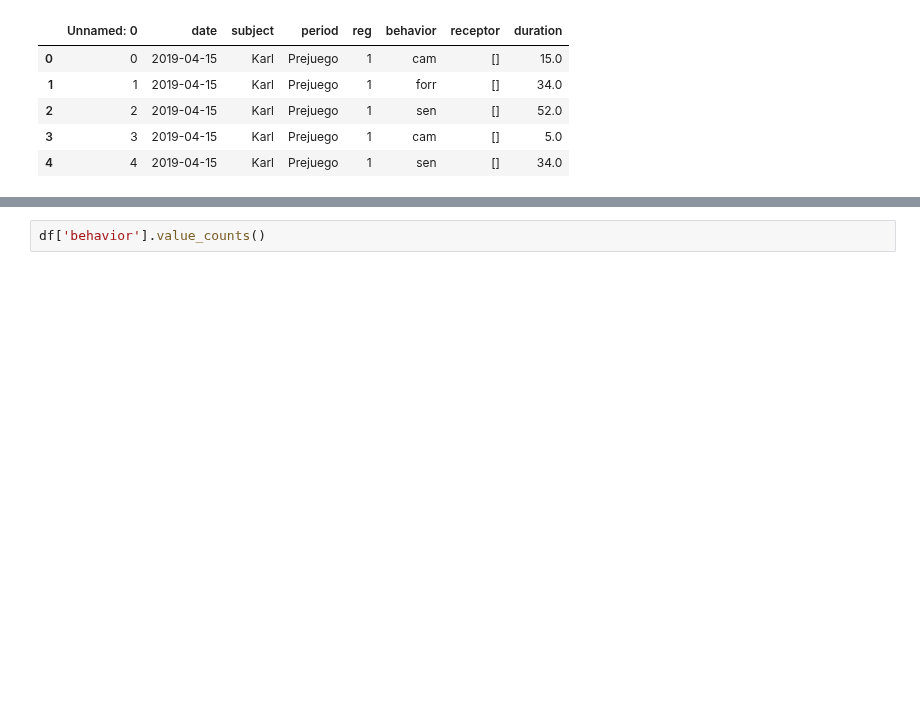
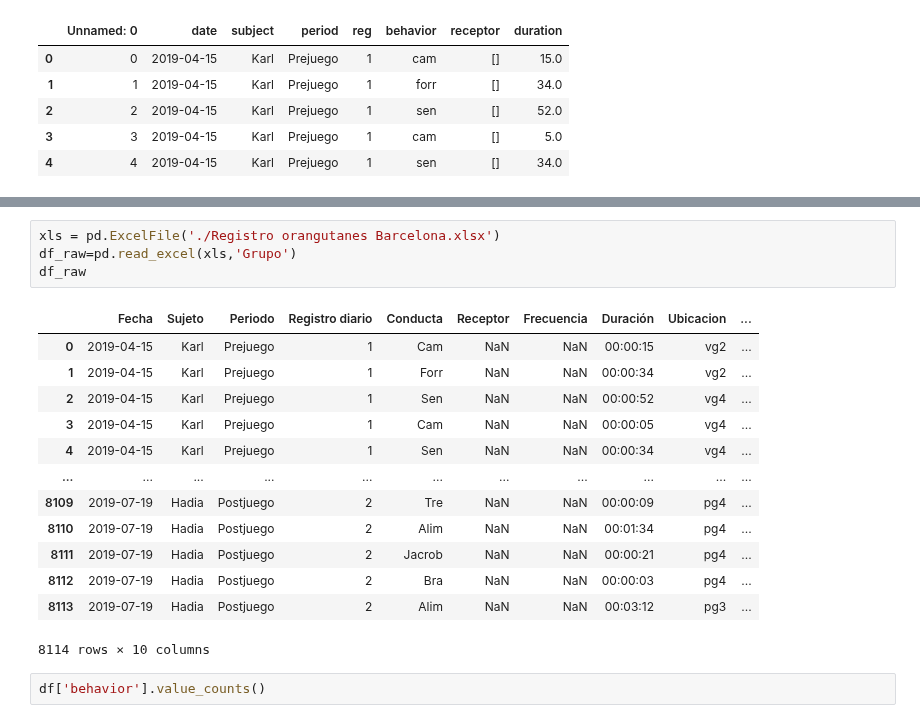
Before and after one commit to Bass2015/Orangutanes, a Jupyter notebook: Sebastian/eda-orangutanes.ipynb, the cells around one changed output, grey strips where cells are left out. Saved outputs shown, nothing was run; the diff lists cells and outputs as text; blank space fills up the shorter version.

```diff
--- a/Sebastian/eda-orangutanes.ipynb
+++ b/Sebastian/eda-orangutanes.ipynb
@@ -22,3 +14,21 @@ df.head()
+# %%
+xls = pd.ExcelFile('./Registro orangutanes Barcelona.xlsx')
+df_raw=pd.read_excel(xls,'Grupo')
+df_raw
+# %% [output]
+|  | Fecha | Sujeto | Periodo | Registro diario | Conducta | Receptor | Frecuencia | Duración | Ubicacion | ... |
+| 0 | 2019-04-15 | Karl | Prejuego | 1 | Cam | NaN | NaN | 00:00:15 | vg2 | ... |
+| 1 | 2019-04-15 | Karl | Prejuego | 1 | Forr | NaN | NaN | 00:00:34 | vg2 | ... |
+| 2 | 2019-04-15 | Karl | Prejuego | 1 | Sen | NaN | NaN | 00:00:52 | vg4 | ... |
+| 3 | 2019-04-15 | Karl | Prejuego | 1 | Cam | NaN | NaN | 00:00:05 | vg4 | ... |
+| 4 | 2019-04-15 | Karl | Prejuego | 1 | Sen | NaN | NaN | 00:00:34 | vg4 | ... |
+| ... | ... | ... | ... | ... | ... | ... | ... | ... | ... | ... |
+| 8109 | 2019-07-19 | Hadia | Postjuego | 2 | Tre | NaN | NaN | 00:00:09 | pg4 | ... |
+| 8110 | 2019-07-19 | Hadia | Postjuego | 2 | Alim | NaN | NaN | 00:01:34 | pg4 | ... |
+| 8111 | 2019-07-19 | Hadia | Postjuego | 2 | Jacrob | NaN | NaN | 00:00:21 | pg4 | ... |
+| 8112 | 2019-07-19 | Hadia | Postjuego | 2 | Bra | NaN | NaN | 00:00:03 | pg4 | ... |
+| 8113 | 2019-07-19 | Hadia | Postjuego | 2 | Alim | NaN | NaN | 00:03:12 | pg3 | ... |
+8114 rows × 10 columns
 # %%
 df['behavior'].value_counts()
 # %% [output]
```
Also changed, not shown: parts of 1 cell of this notebook, 2 other files.
